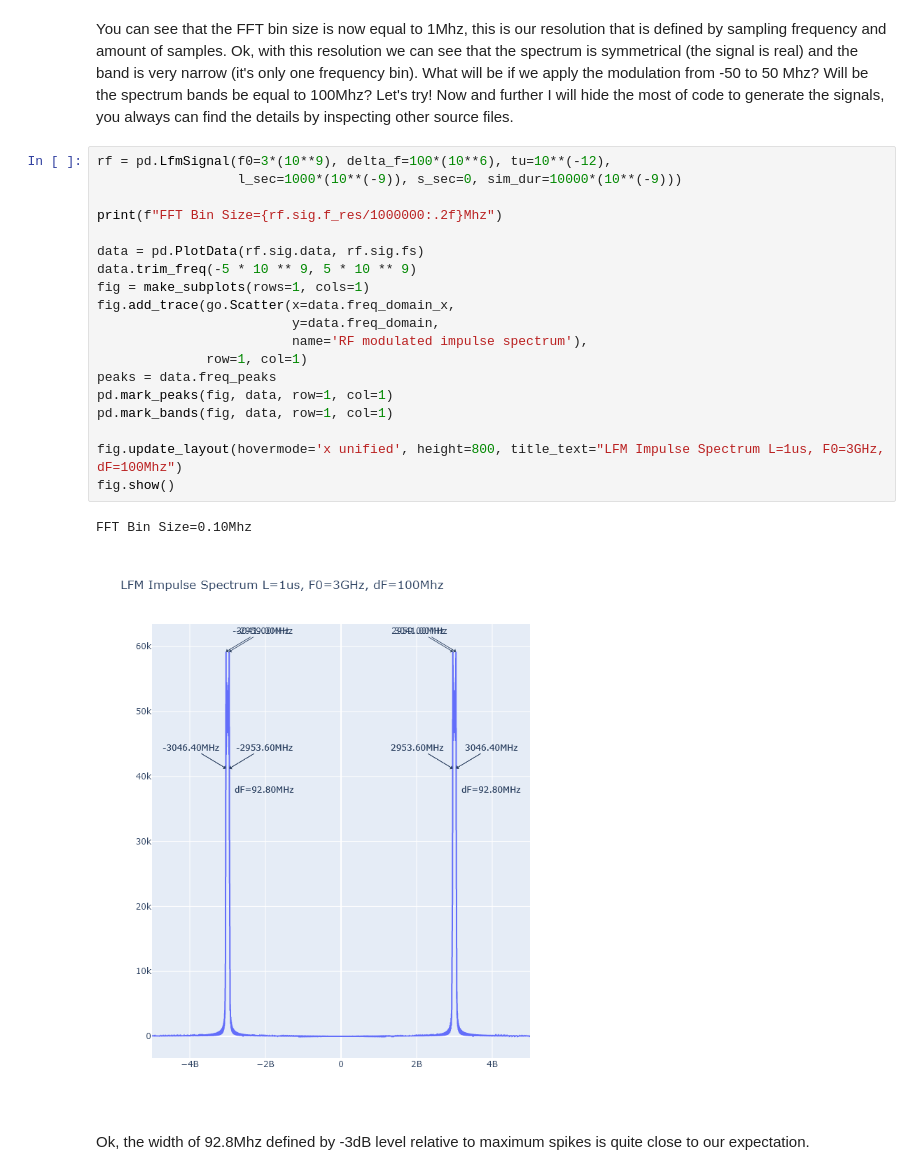
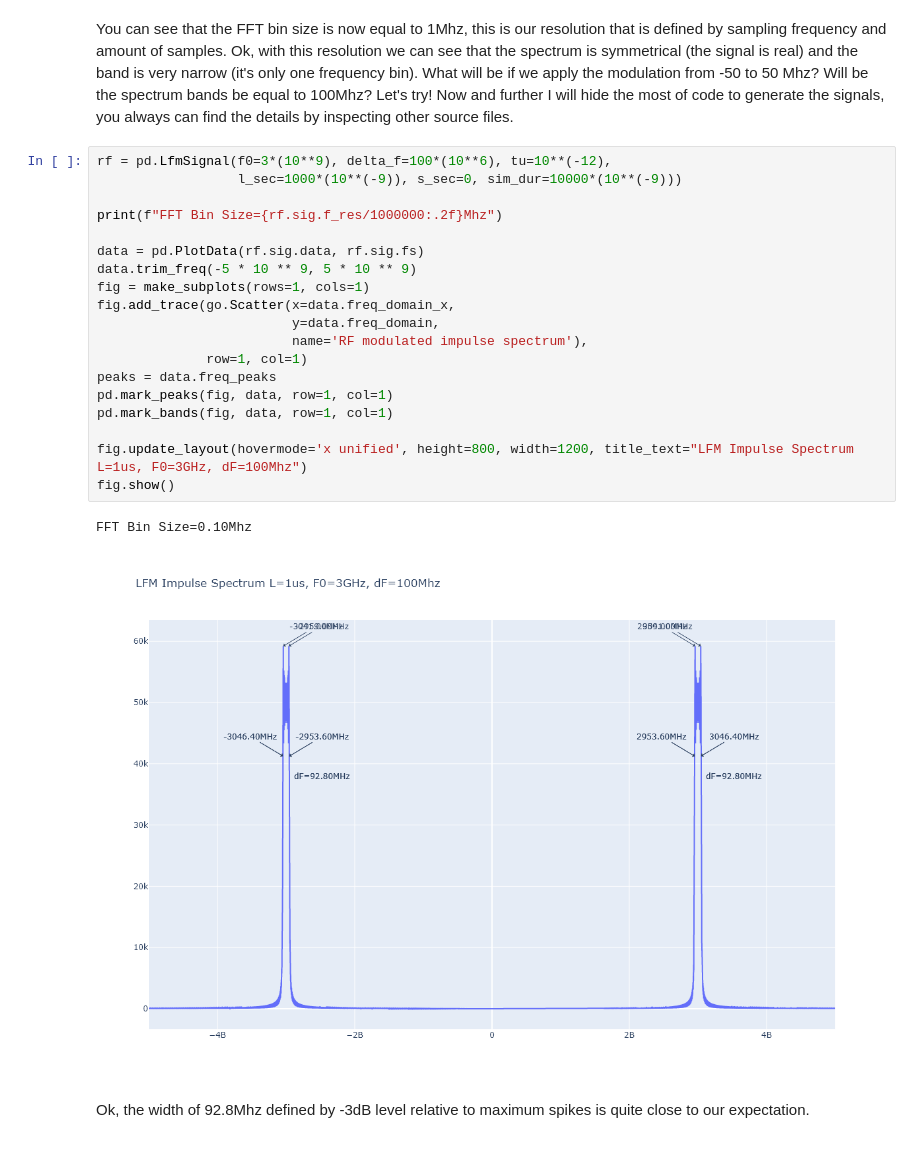
Before and after one commit to olddudealex/rf-notebooks, a Jupyter notebook: static/pulse-modulation_pt1-static.ipynb, the cells around one changed output. Cells and saved outputs as stored; diff of their text form.

```diff
--- a/static/pulse-modulation_pt1-static.ipynb
+++ b/static/pulse-modulation_pt1-static.ipynb
@@ -128,25 +128,25 @@ You can see that the FFT bin size is now equal to 1Mhz, this is our resolution t
 # %%
 rf = pd.LfmSignal(f0=3*(10**9), delta_f=100*(10**6), tu=10**(-12),
                   l_sec=1000*(10**(-9)), s_sec=0, sim_dur=10000*(10**(-9)))
 
 print(f"FFT Bin Size={rf.sig.f_res/1000000:.2f}Mhz")
 
 data = pd.PlotData(rf.sig.data, rf.sig.fs)
 data.trim_freq(-5 * 10 ** 9, 5 * 10 ** 9)
 fig = make_subplots(rows=1, cols=1)
 fig.add_trace(go.Scatter(x=data.freq_domain_x,
                          y=data.freq_domain,
                          name='RF modulated impulse spectrum'),
               row=1, col=1)
 peaks = data.freq_peaks
 pd.mark_peaks(fig, data, row=1, col=1)
 pd.mark_bands(fig, data, row=1, col=1)
 
-fig.update_layout(hovermode='x unified', height=800, title_text="LFM Impulse Spectrum L=1us, F0=3GHz, dF=100Mhz")
+fig.update_layout(hovermode='x unified', height=800, width=1200, title_text="LFM Impulse Spectrum L=1us, F0=3GHz, dF=100Mhz")
 fig.show()
 # %% [output]
 FFT Bin Size=0.10Mhz
-[figure, old version]
+[figure, new version]
 # %% [markdown]
 Ok, the width of 92.8Mhz defined by -3dB level relative to maximum spikes is quite close to our expectation.
 # %% [markdown]
```
Also changed, not shown: parts of 7 cells of this notebook, 3 other files.
